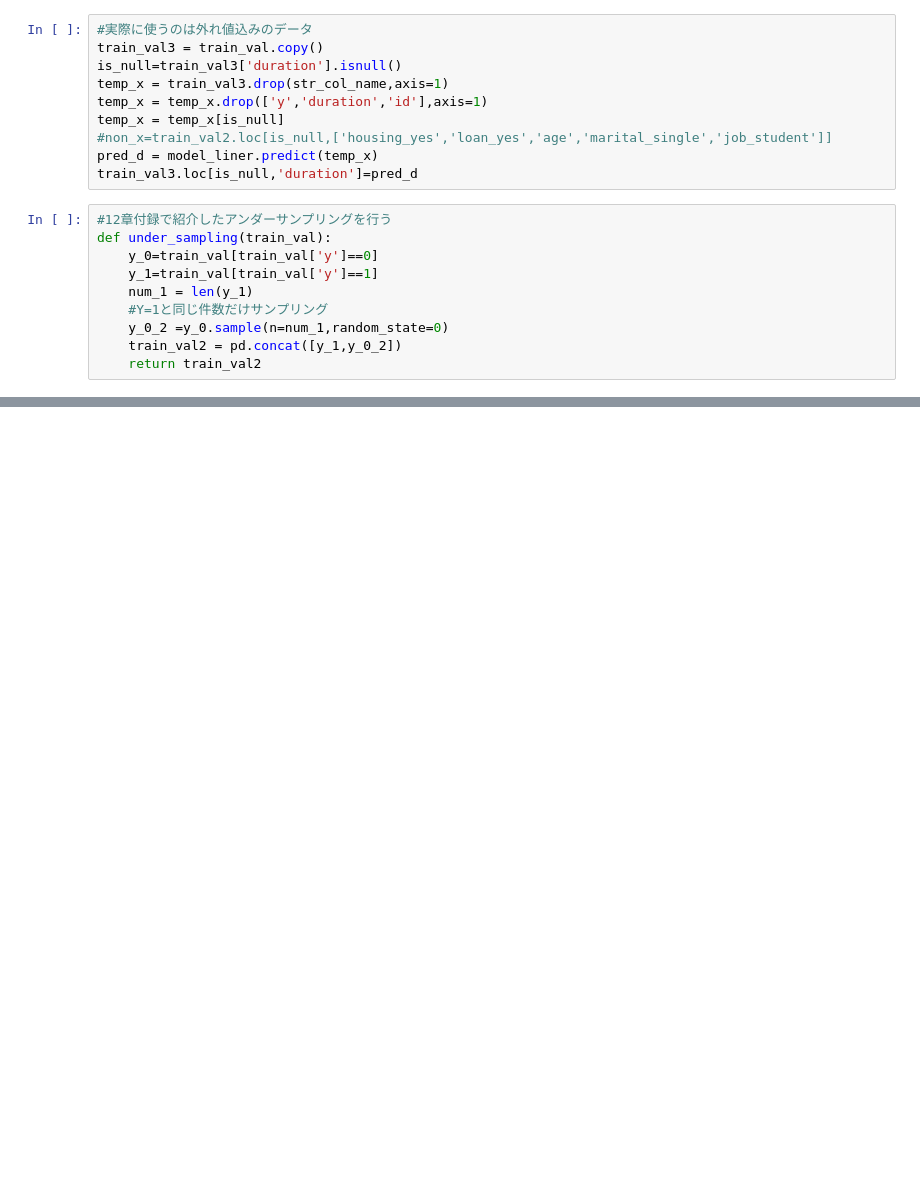
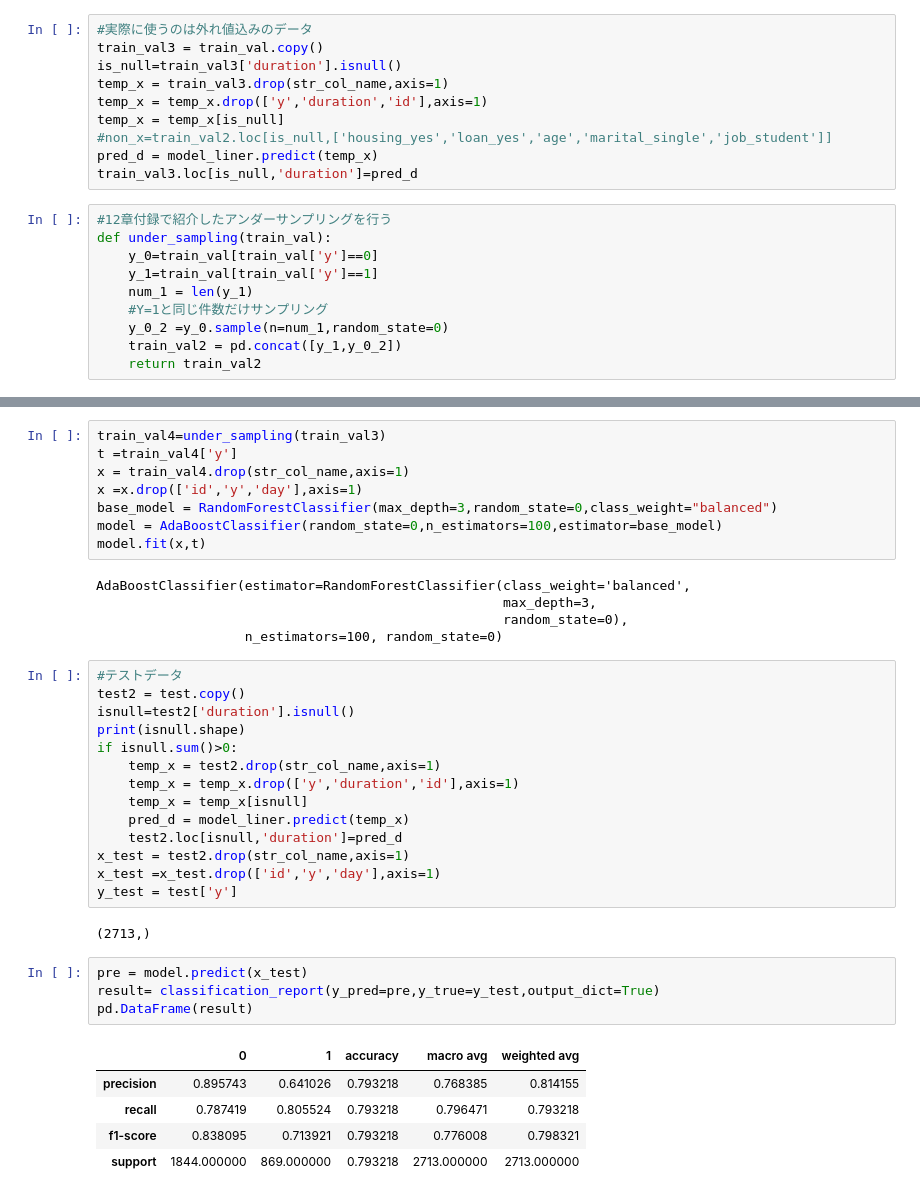
Before and after one commit to yamaguchinorimitsu/ajax_app, a Jupyter notebook: スッキリ機械第13章練習問題.ipynb, the cells around one changed output, grey strips where cells are left out. Saved outputs shown, nothing was run; the diff lists cells and outputs as text; blank space fills up the shorter version.

```diff
--- a/スッキリ機械第13章練習問題.ipynb
+++ b/スッキリ機械第13章練習問題.ipynb
@@ -238,0 +266,39 @@ for j in range(2,10):
+# %%
+train_val4=under_sampling(train_val3)
+t =train_val4['y']
+x = train_val4.drop(str_col_name,axis=1)
+x =x.drop(['id','y','day'],axis=1)
+base_model = RandomForestClassifier(max_depth=3,random_state=0,class_weight="balanced")
+model = AdaBoostClassifier(random_state=0,n_estimators=100,estimator=base_model)
+model.fit(x,t)
+# %% [output]
+AdaBoostClassifier(estimator=RandomForestClassifier(class_weight='balanced',
+                                                    max_depth=3,
+                                                    random_state=0),
+                   n_estimators=100, random_state=0)
+# %%
+#テストデータ
+test2 = test.copy()
+isnull=test2['duration'].isnull()
+print(isnull.shape)
+if isnull.sum()>0:
+    temp_x = test2.drop(str_col_name,axis=1)
+    temp_x = temp_x.drop(['y','duration','id'],axis=1)
+    temp_x = temp_x[isnull]
+    pred_d = model_liner.predict(temp_x)
+    test2.loc[isnull,'duration']=pred_d
+x_test = test2.drop(str_col_name,axis=1)
+x_test =x_test.drop(['id','y','day'],axis=1)
+y_test = test['y']
+# %% [output]
+(2713,)
+# %%
+pre = model.predict(x_test)
+result= classification_report(y_pred=pre,y_true=y_test,output_dict=True)
+pd.DataFrame(result)
+# %% [output]
+|  | 0 | 1 | accuracy | macro avg | weighted avg |
+| precision | 0.895743 | 0.641026 | 0.793218 | 0.768385 | 0.814155 |
+| recall | 0.787419 | 0.805524 | 0.793218 | 0.796471 | 0.793218 |
+| f1-score | 0.838095 | 0.713921 | 0.793218 | 0.776008 | 0.798321 |
+| support | 1844.000000 | 869.000000 | 0.793218 | 2713.000000 | 2713.000000 |
```
Also changed, not shown: parts of 10 cells of this notebook.
